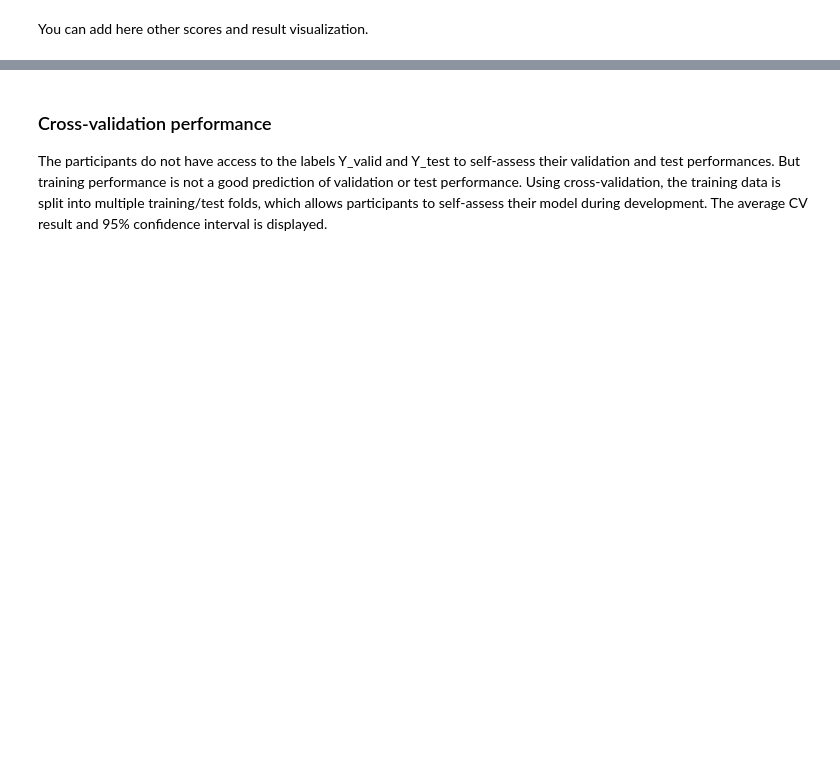
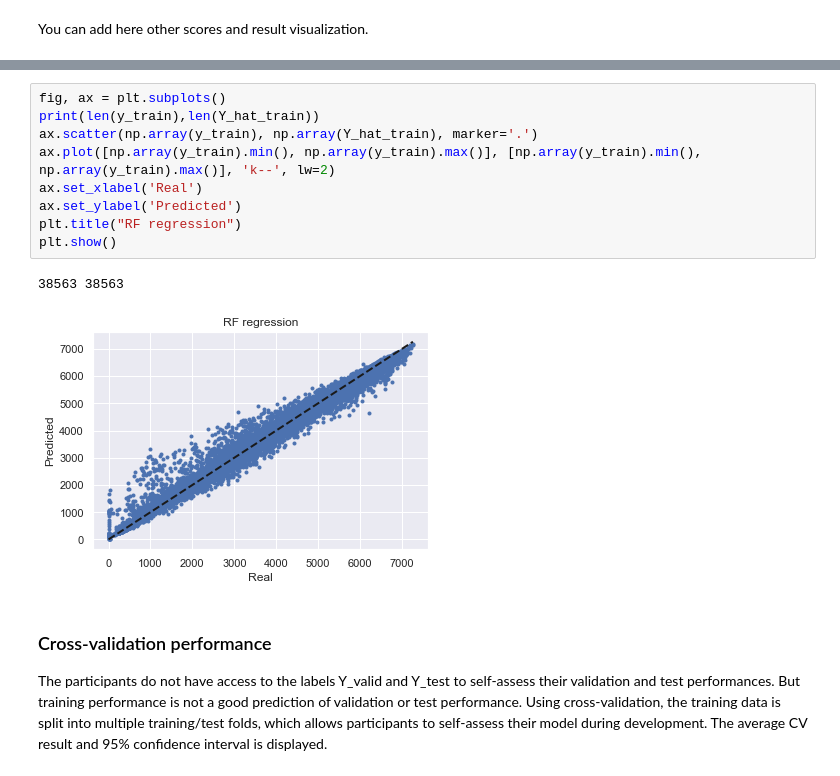
Before and after one commit to jf-pnj/velo, a Jupyter notebook: starting_kit/README_model_AutoTest.ipynb, the cells around one changed output, grey strips where cells are left out. Saved outputs shown, nothing was run; the diff lists cells and outputs as text; blank space fills up the shorter version.

```diff
--- a/starting_kit/README_model_AutoTest.ipynb
+++ b/starting_kit/README_model_AutoTest.ipynb
@@ -439,3 +442,15 @@ plt.show()
+# %%
+fig, ax = plt.subplots()
+print(len(y_train),len(Y_hat_train))
+ax.scatter(np.array(y_train), np.array(Y_hat_train), marker='.')
+ax.plot([np.array(y_train).min(), np.array(y_train).max()], [np.array(y_train).min(), np.array(y_train).max()], 'k--', lw=2)
+ax.set_xlabel('Real')
+ax.set_ylabel('Predicted')
+plt.title("RF regression")
+plt.show()
+# %% [output]
+38563 38563
+[figure, added]
 # %% [markdown]
 ### Cross-validation performance
 The participants do not have access to the labels Y_valid and Y_test to self-assess their validation and test performances. But training performance is not a good prediction of validation or test performance. Using cross-validation, the training data is split into multiple training/test folds, which allows participants to self-assess their model during development. The average CV result and 95% confidence interval is displayed.
```
Also changed, not shown: parts of 9 cells of this notebook, 9 other files.
